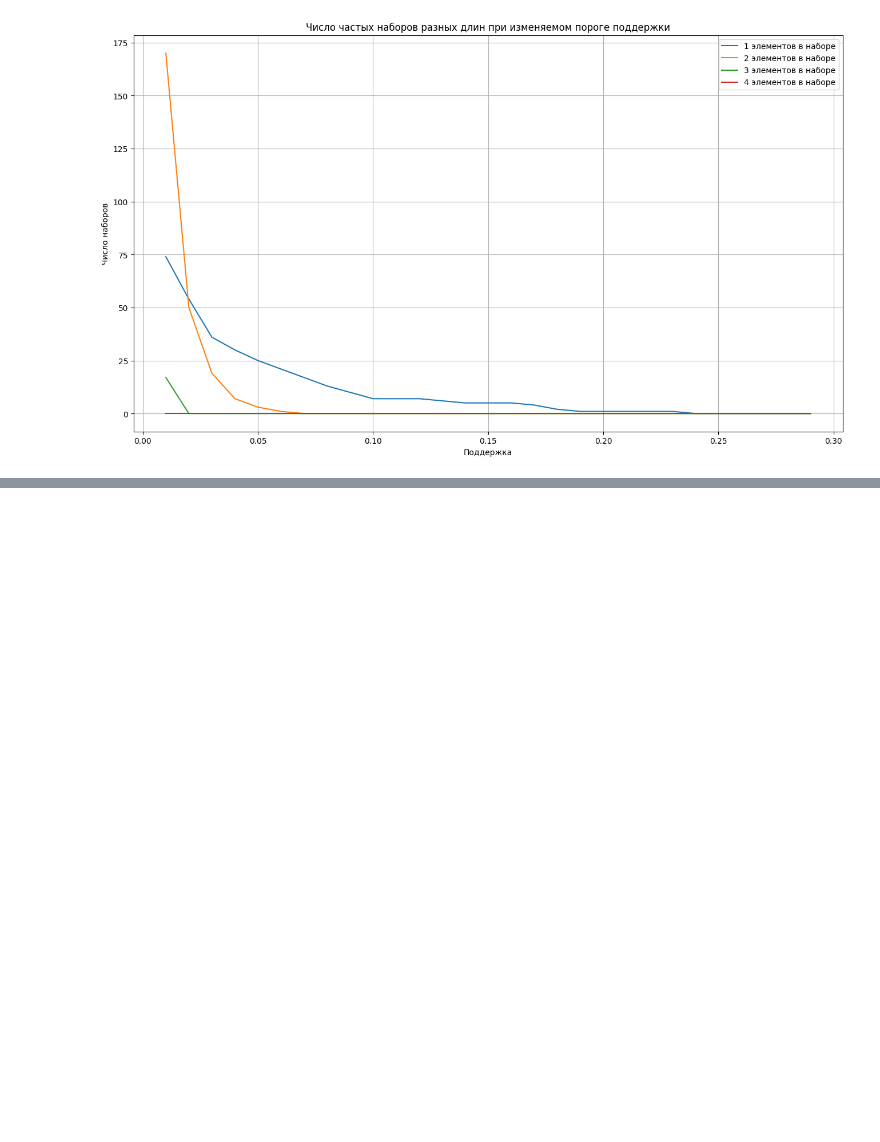
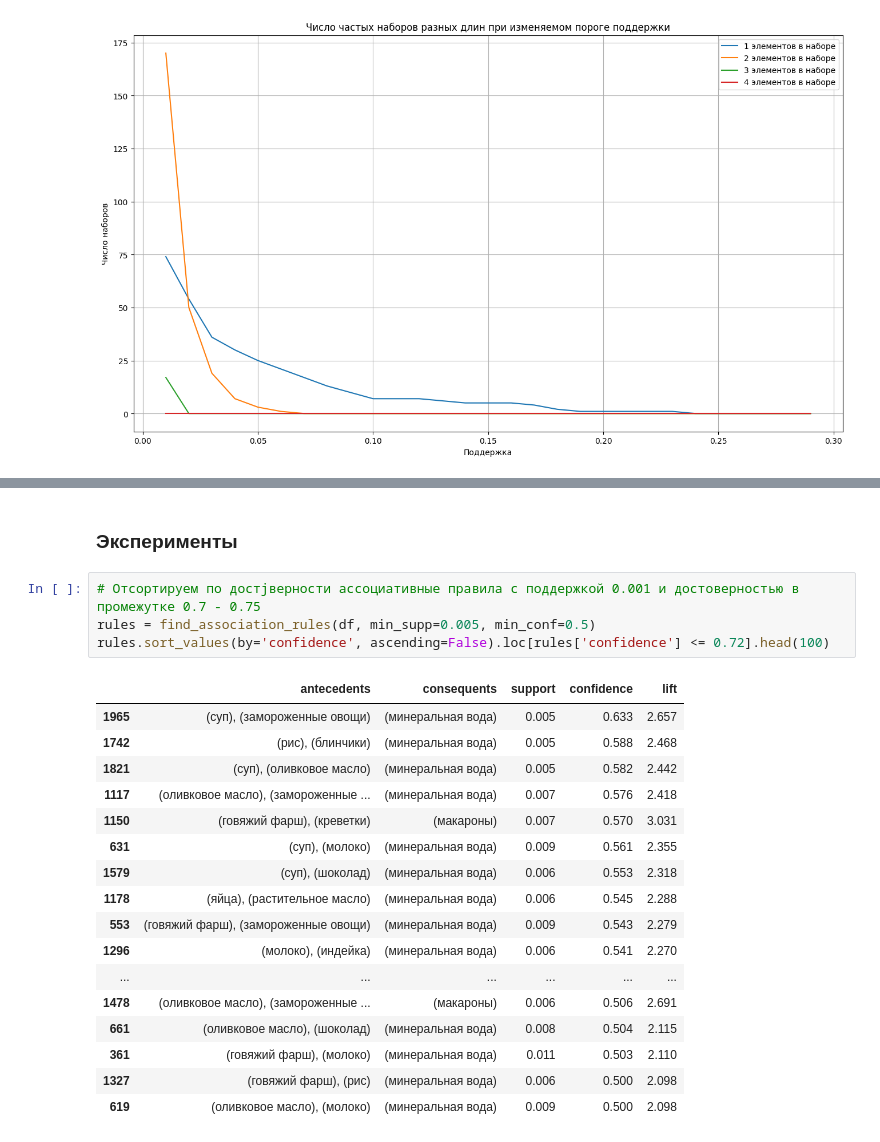
Before and after one commit to Santiperro/analytical-information-processing-technologies, a Jupyter notebook: pattern_mining/freq_pattern_mining.ipynb, the cells around one changed output, grey strips where cells are left out. Drawn from its saved outputs; the diff is of its cells as text; blank space fills up the shorter version.

```diff
--- a/pattern_mining/freq_pattern_mining.ipynb
+++ b/pattern_mining/freq_pattern_mining.ipynb
@@ -201,0 +291,24 @@ vizulize_number_of_items_by_min_sup(df, 0.01)
+# %% [markdown]
+### Эксперименты
+# %%
+# Отсортируем по достjверности ассоциативные правила с поддержкой 0.001 и достоверностью в промежутке 0.7 - 0.75
+rules = find_association_rules(df, min_supp=0.005, min_conf=0.5)
+rules.sort_values(by='confidence', ascending=False).loc[rules['confidence'] <= 0.72].head(100)
+# %% [output]
+|  | antecedents | consequents | support | confidence | lift |
+| 1965 | (суп), (замороженные овощи) | (минеральная вода) | 0.005 | 0.633 | 2.657 |
+| 1742 | (рис), (блинчики) | (минеральная вода) | 0.005 | 0.588 | 2.468 |
+| 1821 | (суп), (оливковое масло) | (минеральная вода) | 0.005 | 0.582 | 2.442 |
+| 1117 | (оливковое масло), (замороженные ... | (минеральная вода) | 0.007 | 0.576 | 2.418 |
+| 1150 | (говяжий фарш), (креветки) | (макароны) | 0.007 | 0.570 | 3.031 |
+| 631 | (суп), (молоко) | (минеральная вода) | 0.009 | 0.561 | 2.355 |
+| 1579 | (суп), (шоколад) | (минеральная вода) | 0.006 | 0.553 | 2.318 |
+| 1178 | (яйца), (растительное масло) | (минеральная вода) | 0.006 | 0.545 | 2.288 |
+| 553 | (говяжий фарш), (замороженные овощи) | (минеральная вода) | 0.009 | 0.543 | 2.279 |
+| 1296 | (молоко), (индейка) | (минеральная вода) | 0.006 | 0.541 | 2.270 |
+| ... | ... | ... | ... | ... | ... |
+| 1478 | (оливковое масло), (замороженные ... | (макароны) | 0.006 | 0.506 | 2.691 |
+| 661 | (оливковое масло), (шоколад) | (минеральная вода) | 0.008 | 0.504 | 2.115 |
+| 361 | (говяжий фарш), (молоко) | (минеральная вода) | 0.011 | 0.503 | 2.110 |
+| 1327 | (говяжий фарш), (рис) | (минеральная вода) | 0.006 | 0.500 | 2.098 |
+| 619 | (оливковое масло), (молоко) | (минеральная вода) | 0.009 | 0.500 | 2.098 |
```
Also changed, not shown: parts of 15 cells of this notebook.
